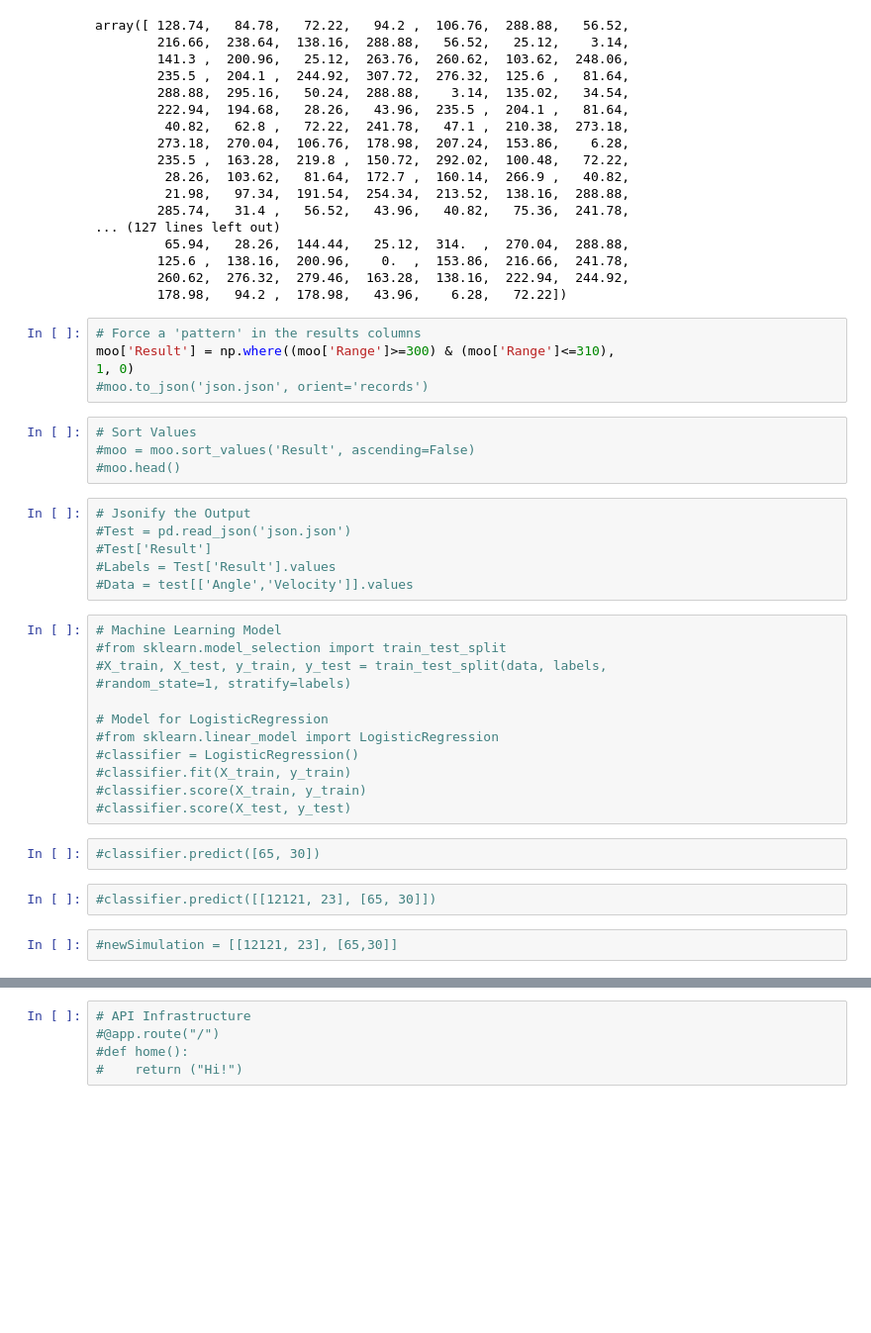
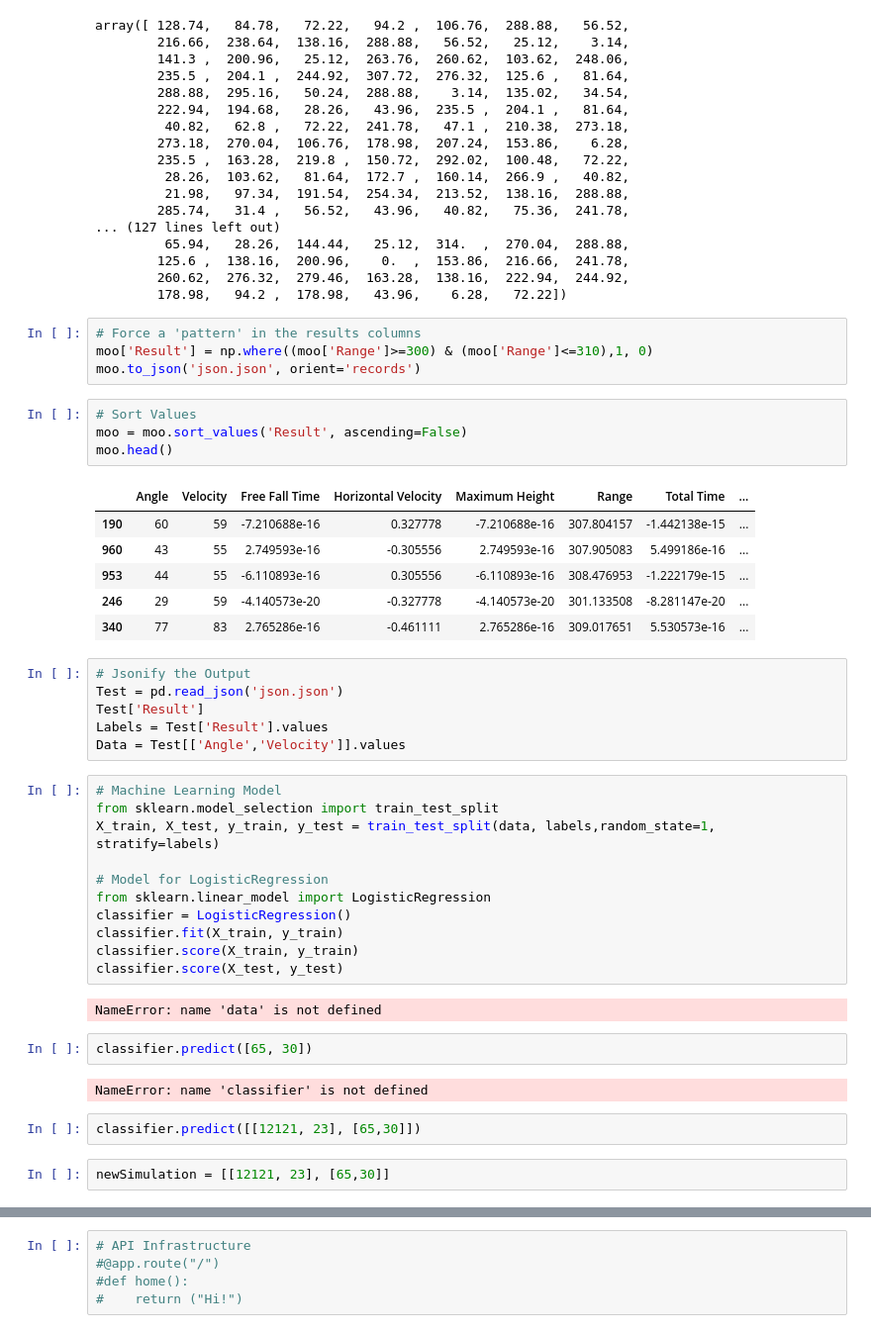
Before and after one commit to AbrahamEapen/Code-Iris, a Jupyter notebook: Backend/Trajectory of Projectile.ipynb, the cells around one changed output, grey strips where cells are left out. Shown: that part at 99% size. Drawn from its saved outputs; the diff is of its cells as text; blank space fills up the shorter version.

Commit message:
test routes

```diff
--- a/Backend/Trajectory of Projectile.ipynb
+++ b/Backend/Trajectory of Projectile.ipynb
@@ -110,35 +96,44 @@ array([ 128.74,   84.78,   72.22,   94.2 ,  106.76,  288.88,   56.52,
         178.98,   94.2 ,  178.98,   43.96,    6.28,   72.22])
 # %%
 # Force a 'pattern' in the results columns
-moo['Result'] = np.where((moo['Range']>=300) & (moo['Range']<=310),
-1, 0)
-#moo.to_json('json.json', orient='records')
+moo['Result'] = np.where((moo['Range']>=300) & (moo['Range']<=310),1, 0)
+moo.to_json('json.json', orient='records')
 # %%
 # Sort Values
-#moo = moo.sort_values('Result', ascending=False)
-#moo.head()
+moo = moo.sort_values('Result', ascending=False)
+moo.head()
+# %% [output]
+|  | Angle | Velocity | Free Fall Time | Horizontal Velocity | Maximum Height | Range | Total Time | ... |
+| 190 | 60 | 59 | -7.210688e-16 | 0.327778 | -7.210688e-16 | 307.804157 | -1.442138e-15 | ... |
+| 960 | 43 | 55 | 2.749593e-16 | -0.305556 | 2.749593e-16 | 307.905083 | 5.499186e-16 | ... |
+| 953 | 44 | 55 | -6.110893e-16 | 0.305556 | -6.110893e-16 | 308.476953 | -1.222179e-15 | ... |
+| 246 | 29 | 59 | -4.140573e-20 | -0.327778 | -4.140573e-20 | 301.133508 | -8.281147e-20 | ... |
+| 340 | 77 | 83 | 2.765286e-16 | -0.461111 | 2.765286e-16 | 309.017651 | 5.530573e-16 | ... |
 # %%
 # Jsonify the Output
-#Test = pd.read_json('json.json')
-#Test['Result']
-#Labels = Test['Result'].values
-#Data = test[['Angle','Velocity']].values
+Test = pd.read_json('json.json')
+Test['Result']
+Labels = Test['Result'].values
+Data = Test[['Angle','Velocity']].values
 # %%
 # Machine Learning Model
-#from sklearn.model_selection import train_test_split
-#X_train, X_test, y_train, y_test = train_test_split(data, labels,
-#random_state=1, stratify=labels)
+from sklearn.model_selection import train_test_split
+X_train, X_test, y_train, y_test = train_test_split(data, labels,random_state=1, stratify=labels)
 
 # Model for LogisticRegression
-#from sklearn.linear_model import LogisticRegression
-#classifier = LogisticRegression()
-#classifier.fit(X_train, y_train)
-#classifier.score(X_train, y_train)
-#classifier.score(X_test, y_test)
+from sklearn.linear_model import LogisticRegression
+classifier = LogisticRegression()
+classifier.fit(X_train, y_train)
+classifier.score(X_train, y_train)
+classifier.score(X_test, y_test)
+# %% [output]
+NameError: name 'data' is not defined
 # %%
-#classifier.predict([65, 30])
+classifier.predict([65, 30])
+# %% [output]
+NameError: name 'classifier' is not defined
 # %%
-#classifier.predict([[12121, 23], [65, 30]])
+classifier.predict([[12121, 23], [65,30]])
 # %%
-#newSimulation = [[12121, 23], [65,30]]
+newSimulation = [[12121, 23], [65,30]]
 # %%
```
Also changed, not shown: parts of 11 cells of this notebook, 2 other files.
